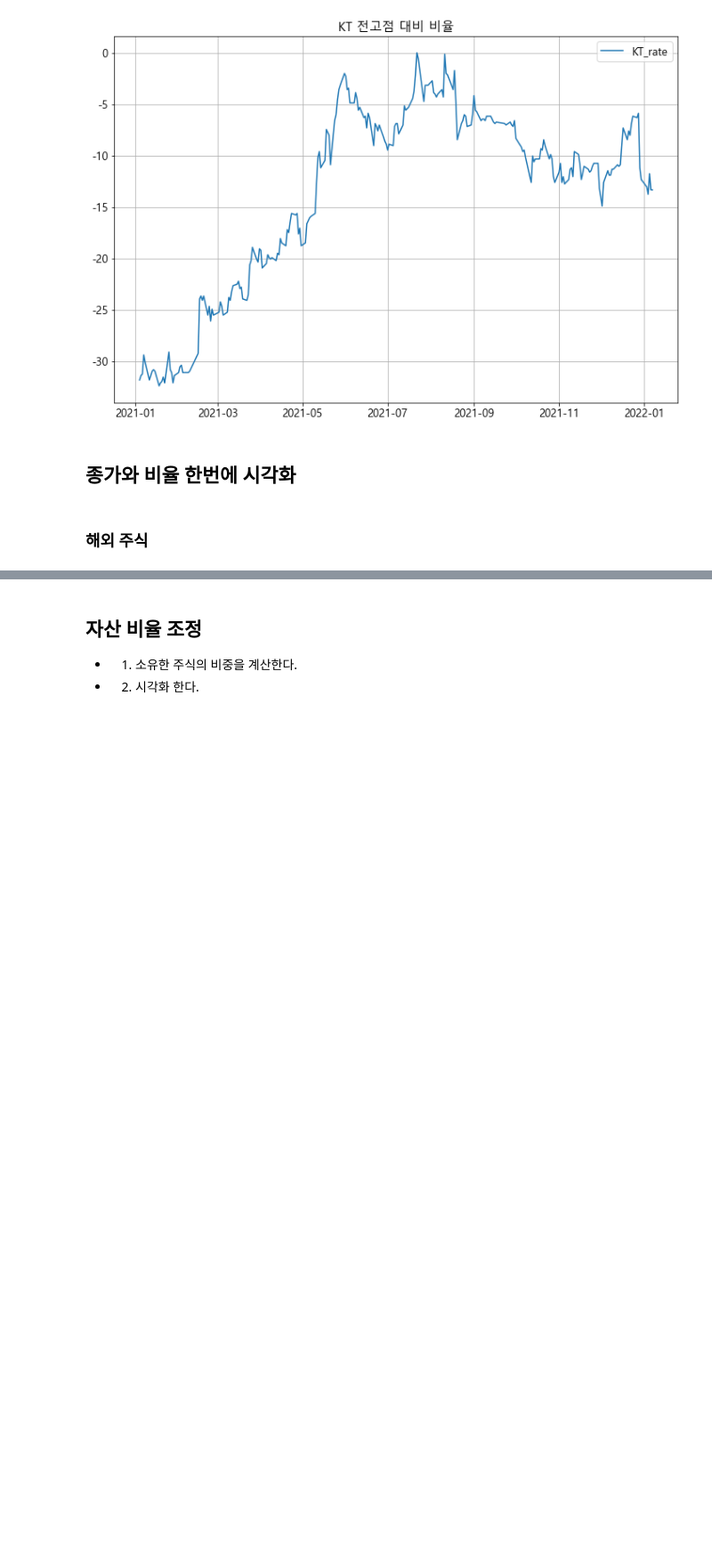
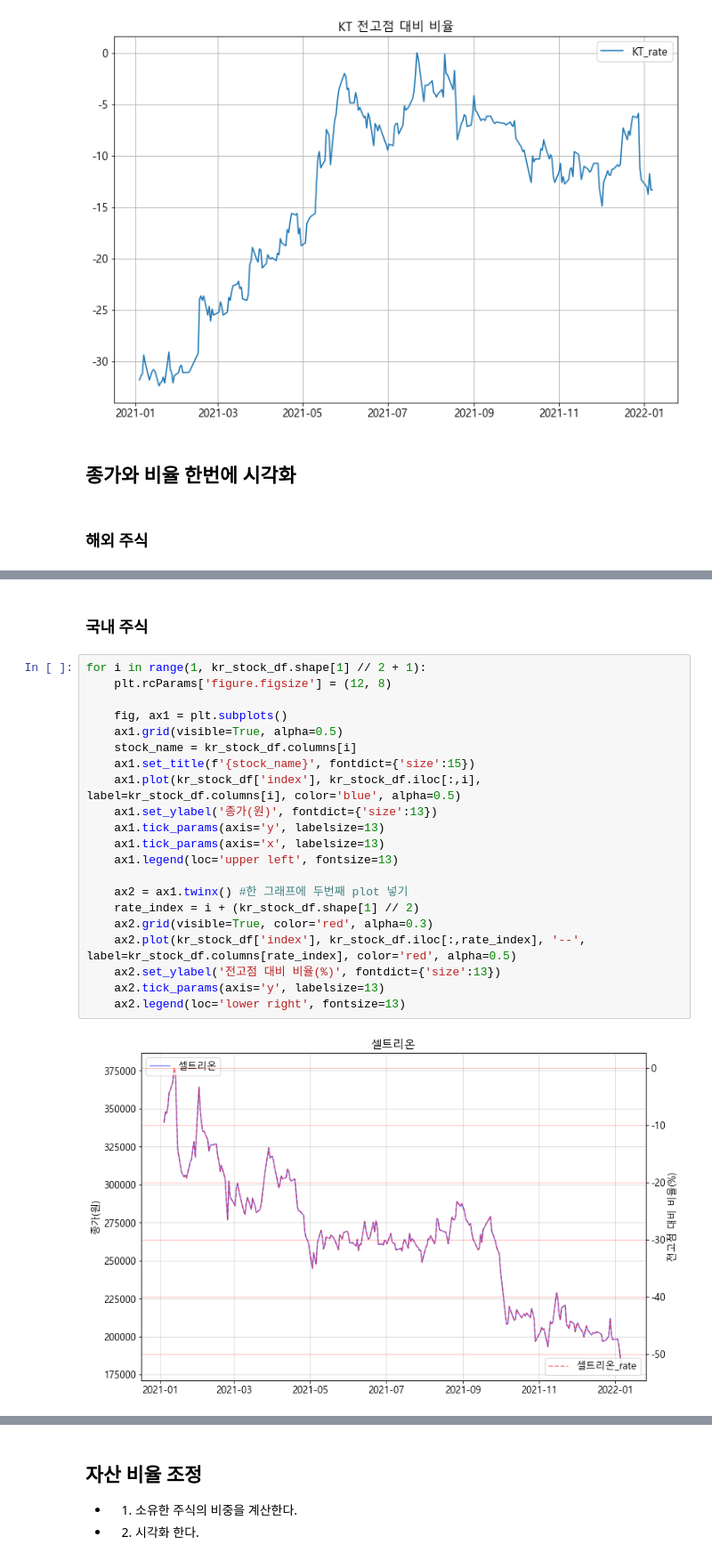
Before and after one commit to kbjung/my_projects, a Jupyter notebook: 주식자산평가/stock_evaluate_ver0.2.ipynb, the cells around one changed output, grey strips where cells are left out. Shown at 89% size. Drawn from its saved outputs; the diff is of its cells as text; blank space fills up the shorter version.

```diff
--- a/주식자산평가/stock_evaluate_ver0.2.ipynb
+++ b/주식자산평가/stock_evaluate_ver0.2.ipynb
@@ -405,0 +384,25 @@ for i in range(1, us_stock_df.shape[1] // 2 + 1):
+# %% [markdown]
+### 국내 주식
+# %%
+for i in range(1, kr_stock_df.shape[1] // 2 + 1):
+    plt.rcParams['figure.figsize'] = (12, 8)
+
+    fig, ax1 = plt.subplots()
+    ax1.grid(visible=True, alpha=0.5)
+    stock_name = kr_stock_df.columns[i]
+    ax1.set_title(f'{stock_name}', fontdict={'size':15})
+    ax1.plot(kr_stock_df['index'], kr_stock_df.iloc[:,i], label=kr_stock_df.columns[i], color='blue', alpha=0.5)
+    ax1.set_ylabel('종가(원)', fontdict={'size':13})
+    ax1.tick_params(axis='y', labelsize=13)
+    ax1.tick_params(axis='x', labelsize=13)
+    ax1.legend(loc='upper left', fontsize=13)
+
+    ax2 = ax1.twinx() #한 그래프에 두번째 plot 넣기
+    rate_index = i + (kr_stock_df.shape[1] // 2)
+    ax2.grid(visible=True, color='red', alpha=0.3)
+    ax2.plot(kr_stock_df['index'], kr_stock_df.iloc[:,rate_index], '--', label=kr_stock_df.columns[rate_index], color='red', alpha=0.5)
+    ax2.set_ylabel('전고점 대비 비율(%)', fontdict={'size':13})
+    ax2.tick_params(axis='y', labelsize=13)
+    ax2.legend(loc='lower right', fontsize=13)
+# %% [output]
+[figure, added]
```
Also changed, not shown: parts of 4 cells of this notebook.
